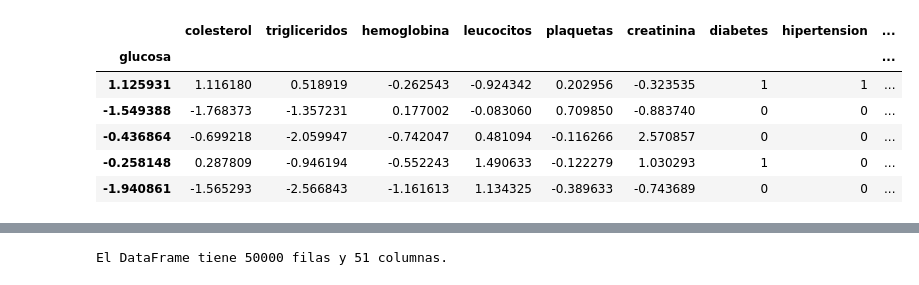
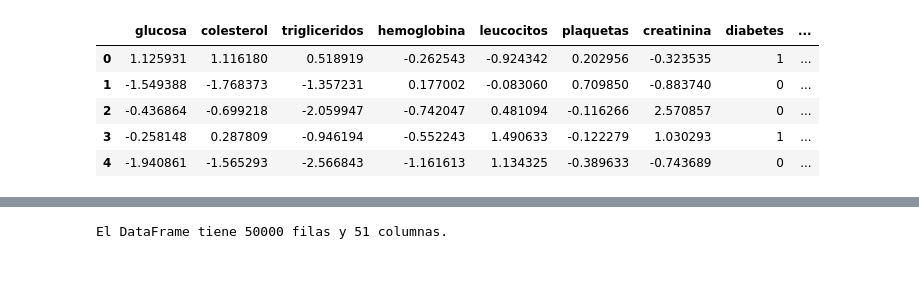
Before and after one commit to josean9/IA-Casos, a Jupyter notebook: notebooks/notebook3_modelo.ipynb, the cells around one changed output, grey strips where cells are left out. Drawn from its saved outputs; the diff is of its cells as text; code cells hidden in the pictures.

```diff
--- a/notebooks/notebook3_modelo.ipynb
+++ b/notebooks/notebook3_modelo.ipynb
@@ -8,19 +8,18 @@ from sklearn.model_selection import train_test_split
 # %%
 
 pd.set_option('display.max_columns', None)  # Mostrar todas las columnas en la salida
 # Ruta del archivo
 ruta_archivo = r"..\csv\raw\Csv_Todas_Columnas_Limpio.csv"
 
 # Cargar el archivo CSV en un DataFrame
-df = pd.read_csv(ruta_archivo, decimal=',', index_col=0)
+df = pd.read_csv(ruta_archivo, decimal=',')
 
 # Mostrar las primeras filas para comprobar
 df.head()
 # %% [output]
-|  | colesterol | trigliceridos | hemoglobina | leucocitos | plaquetas | creatinina | diabetes | hipertension | ... |
-| glucosa |  |  |  |  |  |  |  |  | ... |
-| 1.125931 | 1.116180 | 0.518919 | -0.262543 | -0.924342 | 0.202956 | -0.323535 | 1 | 1 | ... |
-| -1.549388 | -1.768373 | -1.357231 | 0.177002 | -0.083060 | 0.709850 | -0.883740 | 0 | 0 | ... |
-| -0.436864 | -0.699218 | -2.059947 | -0.742047 | 0.481094 | -0.116266 | 2.570857 | 0 | 0 | ... |
-| -0.258148 | 0.287809 | -0.946194 | -0.552243 | 1.490633 | -0.122279 | 1.030293 | 1 | 0 | ... |
-| -1.940861 | -1.565293 | -2.566843 | -1.161613 | 1.134325 | -0.389633 | -0.743689 | 0 | 0 | ... |
+|  | glucosa | colesterol | trigliceridos | hemoglobina | leucocitos | plaquetas | creatinina | diabetes | ... |
+| 0 | 1.125931 | 1.116180 | 0.518919 | -0.262543 | -0.924342 | 0.202956 | -0.323535 | 1 | ... |
+| 1 | -1.549388 | -1.768373 | -1.357231 | 0.177002 | -0.083060 | 0.709850 | -0.883740 | 0 | ... |
+| 2 | -0.436864 | -0.699218 | -2.059947 | -0.742047 | 0.481094 | -0.116266 | 2.570857 | 0 | ... |
+| 3 | -0.258148 | 0.287809 | -0.946194 | -0.552243 | 1.490633 | -0.122279 | 1.030293 | 1 | ... |
+| 4 | -1.940861 | -1.565293 | -2.566843 | -1.161613 | 1.134325 | -0.389633 | -0.743689 | 0 | ... |
```
Also changed, not shown: parts of 9 cells of this notebook.
